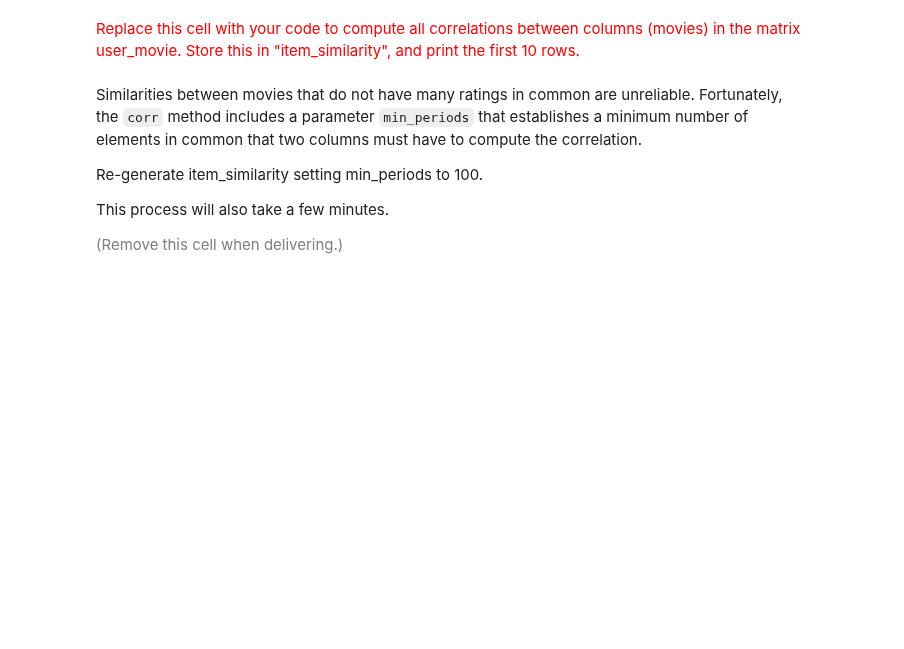
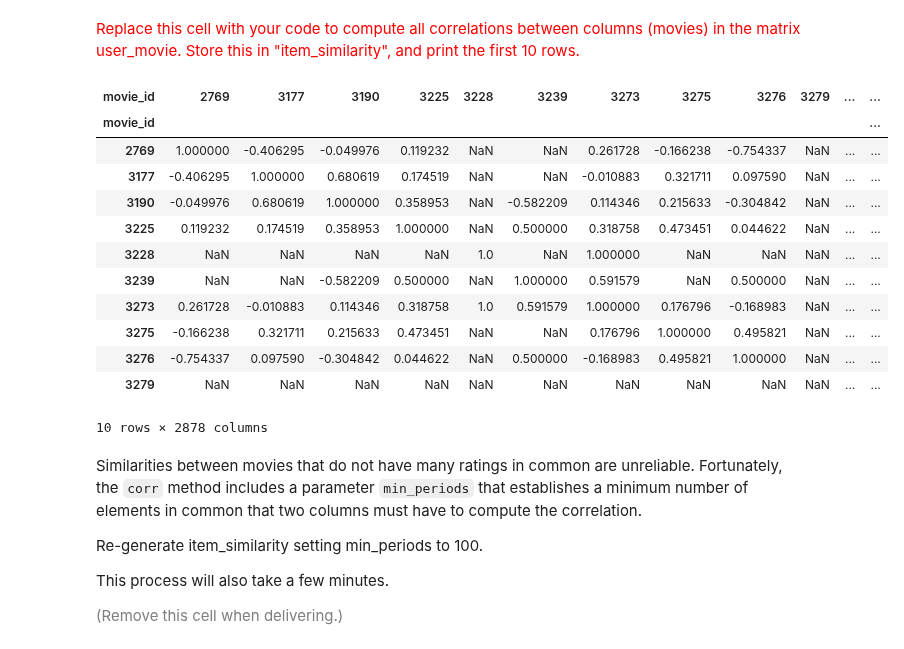
Before and after one commit to zsykk/datamining_2nd, a Jupyter notebook: ps06_item_based_recsys_103.ipynb, the cells around one changed output. Cells and saved outputs as stored; diff of their text form; code cells hidden in the pictures; blank space fills up the shorter version.

```diff
--- a/ps06_item_based_recsys_103.ipynb
+++ b/ps06_item_based_recsys_103.ipynb
@@ -368,6 +368,6 @@ U
 # %% [markdown]
 <font size="+1" color="red">Replace this cell with code to generate a "user_movie" matrix by calling "pivot_table" on "rated_movies". Print the first 5 rows. It might take about one minute to compute, depending on your computer.</font>
 # %%
-user_movie = rated_movies.pivot_table(index='movie_id', columns='user_id', values='rating', dropna=True)
+user_movie = rated_movies.pivot_table(index='user_id', columns='movie_id', values='rating', dropna=True)
 print(user_movie.head(5))
 # %% [output]
@@ -527,6 +600,23 @@ To compute all correlations between columns in a dataframe, use [corr](https://p
 <font size="-1" color="gray">(Remove this cell when delivering.)</font>
 # %% [markdown]
 <font size="+1" color="red">Replace this cell with your code to compute all correlations between columns (movies) in the matrix user_movie. Store this in "item_similarity", and print the first 10 rows.</font>
+# %%
+item_similarity = user_movie.corr()
+display(item_similarity.head(10))
+# %% [output]
+| movie_id | 2769 | 3177 | 3190 | 3225 | 3228 | 3239 | 3273 | 3275 | 3276 | 3279 | ... | ... |
+| movie_id |  |  |  |  |  |  |  |  |  |  |  | ... |
+| 2769 | 1.000000 | -0.406295 | -0.049976 | 0.119232 | NaN | NaN | 0.261728 | -0.166238 | -0.754337 | NaN | ... | ... |
+| 3177 | -0.406295 | 1.000000 | 0.680619 | 0.174519 | NaN | NaN | -0.010883 | 0.321711 | 0.097590 | NaN | ... | ... |
+| 3190 | -0.049976 | 0.680619 | 1.000000 | 0.358953 | NaN | -0.582209 | 0.114346 | 0.215633 | -0.304842 | NaN | ... | ... |
+| 3225 | 0.119232 | 0.174519 | 0.358953 | 1.000000 | NaN | 0.500000 | 0.318758 | 0.473451 | 0.044622 | NaN | ... | ... |
+| 3228 | NaN | NaN | NaN | NaN | 1.0 | NaN | 1.000000 | NaN | NaN | NaN | ... | ... |
+| 3239 | NaN | NaN | -0.582209 | 0.500000 | NaN | 1.000000 | 0.591579 | NaN | 0.500000 | NaN | ... | ... |
+| 3273 | 0.261728 | -0.010883 | 0.114346 | 0.318758 | 1.0 | 0.591579 | 1.000000 | 0.176796 | -0.168983 | NaN | ... | ... |
+| 3275 | -0.166238 | 0.321711 | 0.215633 | 0.473451 | NaN | NaN | 0.176796 | 1.000000 | 0.495821 | NaN | ... | ... |
+| 3276 | -0.754337 | 0.097590 | -0.304842 | 0.044622 | NaN | 0.500000 | -0.168983 | 0.495821 | 1.000000 | NaN | ... | ... |
+| 3279 | NaN | NaN | NaN | NaN | NaN | NaN | NaN | NaN | NaN | NaN | ... | ... |
+10 rows × 2878 columns
 # %% [markdown]
 Similarities between movies that do not have many ratings in common are unreliable. Fortunately, the `corr` method includes a parameter `min_periods` that establishes a minimum number of elements in common that two columns must have to compute the correlation.
 
```
Also changed, not shown: parts of 7 cells of this notebook.
